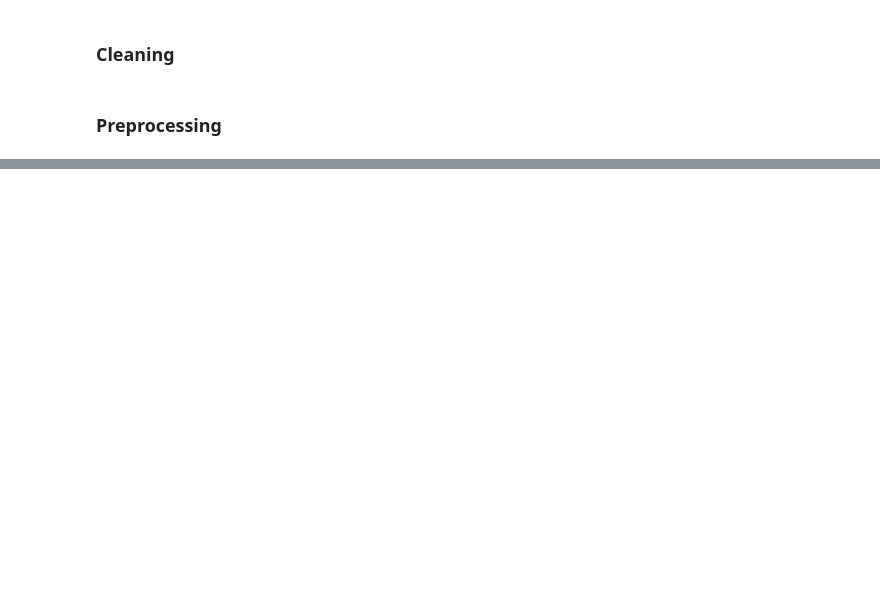
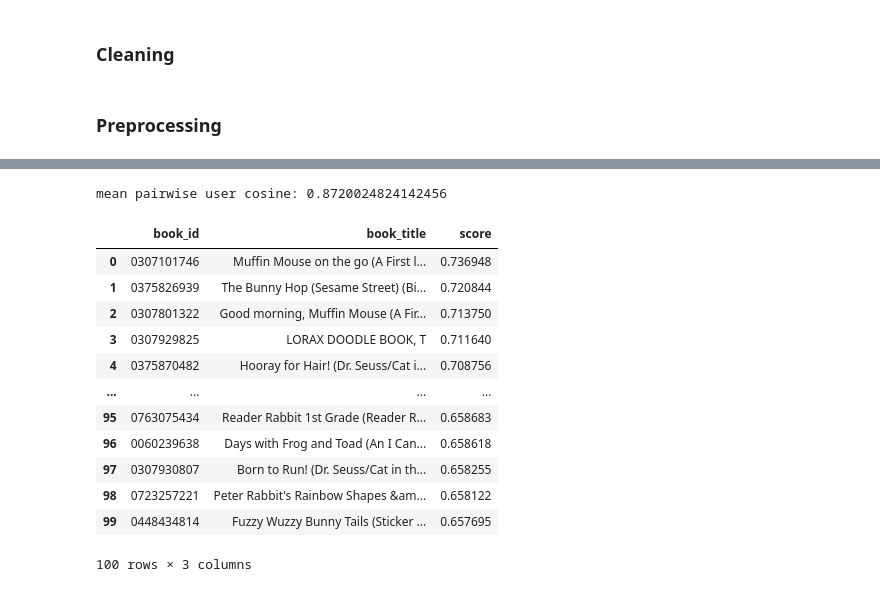
Before and after one commit to Pmcslarrow/booky, a Jupyter notebook: amazon-books/main.ipynb, the cells around one changed output, grey strips where cells are left out. Cells and saved outputs as stored; diff of their text form; code cells hidden in the pictures; blank space fills up the shorter version.

```diff
--- a/amazon-books/main.ipynb
+++ b/amazon-books/main.ipynb
@@ -218,0 +315,7 @@ class TwoTowersDataset(Dataset):
+# %%
+device = torch.device("cuda" if torch.cuda.is_available() else "cpu")
+
+embedding_dim = 64
+n_epochs = 50
+lr = 1e-3
+temperature = 0.1
@@ -232,0 +540,56 @@ dataset[2]
+# %%
+# Collapse check: if user embeddings had collapsed to one direction (the old
+# "Golden Fool for everyone" bug), this mean cosine would sit near ~0.99. After
+# in-batch softmax training it should be substantially lower.
+with torch.no_grad():
+    u = F.normalize(model.user_tower(torch.arange(n_users, device=device)), p=2, dim=1)
+    sample = u[torch.randperm(n_users)[:1000]]
+    print("mean pairwise user cosine:", (sample @ sample.T).mean().item())
+# %% [output]
+mean pairwise user cosine: 0.8720024824142456
+# %%
+@torch.no_grad()
+def recommend_for_user(user_idx, k=100, exclude_seen=True):
+    model.eval()
+
+    # Embed every book once
+    all_books = torch.arange(n_books, device=device)
+    all_ranks = book_rank_scaled_idx.to(device)
+    book_vectors = F.normalize(model.item_tower(all_books, all_ranks, book_title_emb), p=2, dim=1)
+
+    # Embed the single user
+    user_tensor = torch.tensor([user_idx], device=device)
+    user_vector = F.normalize(model.user_tower(user_tensor), p=2, dim=1)
+
+    # Cosine similarity of this user against every book
+    scores = (user_vector @ book_vectors.T).squeeze(0)
+
+    # Hide books the user has already reviewed
+    if exclude_seen:
+        seen = list(user_pos_books.get(user_idx, set()))
+        scores[seen] = float("-inf")
+
+    top_scores, top_idx = torch.topk(scores, k)
+    return top_idx.cpu().numpy(), top_scores.cpu().numpy()
+
+
+user_idx = 1000
+top_book_idxs, top_scores = recommend_for_user(user_idx, k=100)
+
+recommendations = df_metadata.loc[top_book_idxs, ["book_id", "book_title"]].copy()
+recommendations["score"] = top_scores
+recommendations.reset_index(drop=True)
+# %% [output]
+|  | book_id | book_title | score |
+| 0 | 0307101746 | Muffin Mouse on the go (A First l... | 0.736948 |
+| 1 | 0375826939 | The Bunny Hop (Sesame Street) (Bi... | 0.720844 |
+| 2 | 0307801322 | Good morning, Muffin Mouse (A Fir... | 0.713750 |
+| 3 | 0307929825 | LORAX DOODLE BOOK, T | 0.711640 |
+| 4 | 0375870482 | Hooray for Hair! (Dr. Seuss/Cat i... | 0.708756 |
+| ... | ... | ... | ... |
+| 95 | 0763075434 | Reader Rabbit 1st Grade (Reader R... | 0.658683 |
+| 96 | 0060239638 | Days with Frog and Toad (An I Can... | 0.658618 |
+| 97 | 0307930807 | Born to Run! (Dr. Seuss/Cat in th... | 0.658255 |
+| 98 | 0723257221 | Peter Rabbit's Rainbow Shapes &am... | 0.658122 |
+| 99 | 0448434814 | Fuzzy Wuzzy Bunny Tails (Sticker ... | 0.657695 |
+100 rows × 3 columns
```
Also changed, not shown: parts of 18 cells of this notebook, 3 other files.
